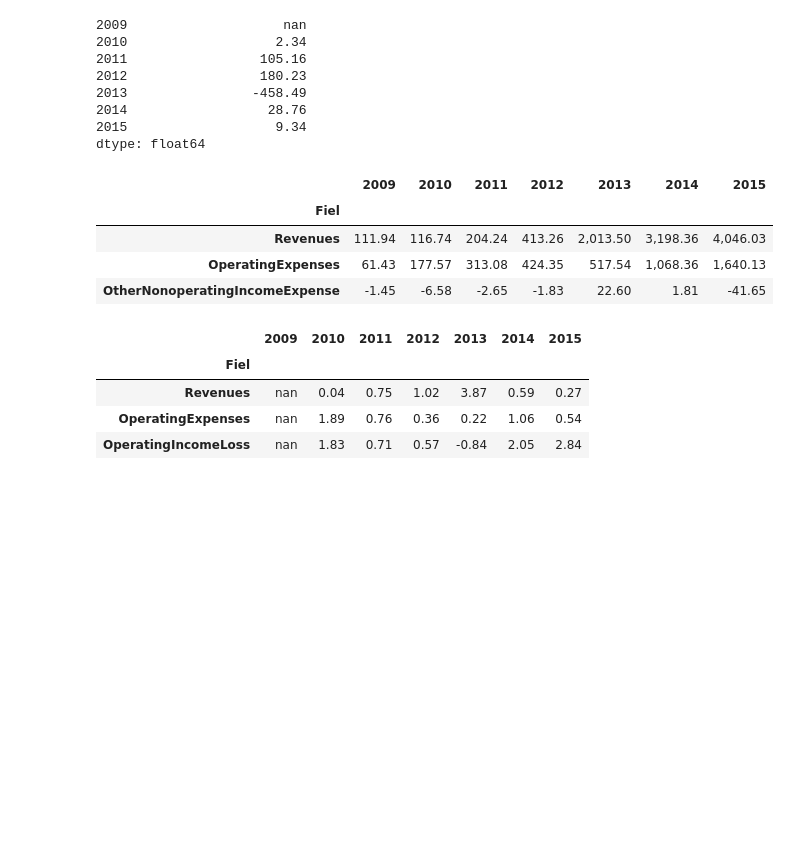
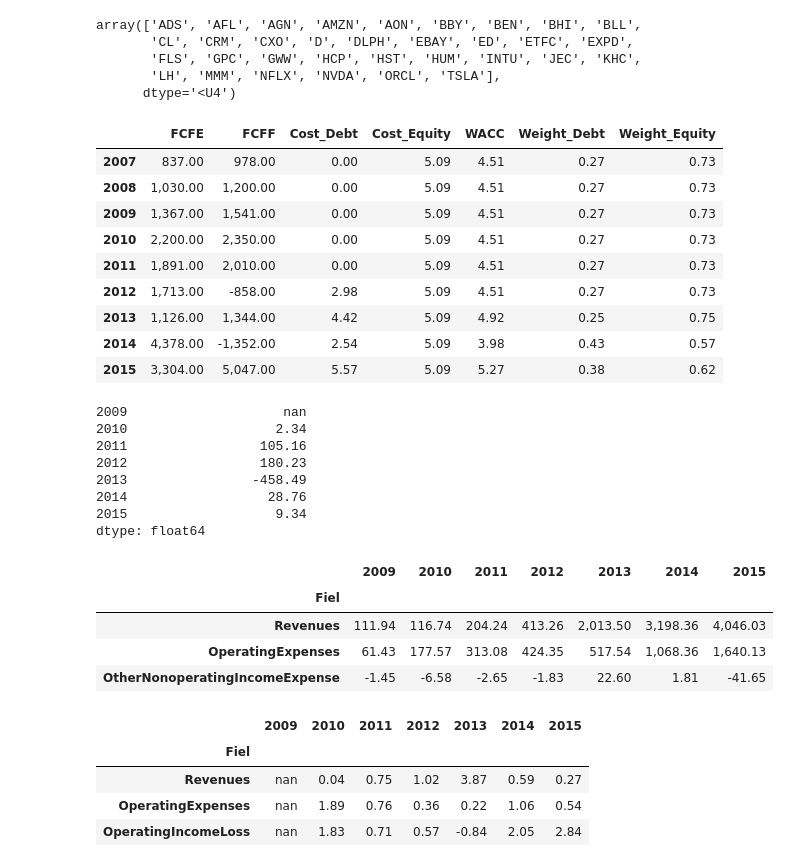
Before and after one commit to duncangh/FSA, a Jupyter notebook: MasterStandard.ipynb, the cells around one changed output. Cells and saved outputs as stored; diff of their text form; code cells hidden in the pictures; blank space fills up the shorter version.

```diff
--- a/MasterStandard.ipynb
+++ b/MasterStandard.ipynb
@@ -245,9 +246,21 @@ class Standardize:
 
         MRP is assumed to be 4.5%
         """
-        beta = pd.read_pickle('/Users/duncangh/PycharmProjects/FSA/Graham/Beta.Pkl')['SPY'].abs()
-        beta.index = beta.index.astype(str)
+#         beta = pd.read_pickle('/Users/duncangh/PycharmProjects/FSA/Graham/Beta.Pkl')['SPY'].abs()
+#         beta.index = beta.index.astype(str)
+        beta = self.beta()
         return self.risk_free + beta * (4.5 - self.risk_free)
+
+    def beta(self):
+        try:
+            end = pd.to_datetime('today')
+            start = end - pd.to_timedelta('1080D') # 3 years
+            stocks = web.get_data_yahoo(['^GSPC', self.symbol], start, end)['Adj Close']
+
+            beta = (stocks.pct_change().cov() / stocks.pct_change().var()).loc[self.symbol, '^GSPC']
+        except:
+            beta = 1
+        return beta
 
     def weighted_average_cost_of_capital(self):
         """
@@ -292,3 +332,25 @@ class Standardize:
+# %%
+np.array(success)
+# %% [output]
+array(['ADS', 'AFL', 'AGN', 'AMZN', 'AON', 'BBY', 'BEN', 'BHI', 'BLL',
+       'CL', 'CRM', 'CXO', 'D', 'DLPH', 'EBAY', 'ED', 'ETFC', 'EXPD',
+       'FLS', 'GPC', 'GWW', 'HCP', 'HST', 'HUM', 'INTU', 'JEC', 'KHC',
+       'LH', 'MMM', 'NFLX', 'NVDA', 'ORCL', 'TSLA'],
+      dtype='<U4')
+# %%
+s = Standardize('AMZN')
+s.make_model()
+# %% [output]
+|  | FCFE | FCFF | Cost_Debt | Cost_Equity | WACC | Weight_Debt | Weight_Equity |
+| 2007 | 837.00 | 978.00 | 0.00 | 5.09 | 4.51 | 0.27 | 0.73 |
+| 2008 | 1,030.00 | 1,200.00 | 0.00 | 5.09 | 4.51 | 0.27 | 0.73 |
+| 2009 | 1,367.00 | 1,541.00 | 0.00 | 5.09 | 4.51 | 0.27 | 0.73 |
+| 2010 | 2,200.00 | 2,350.00 | 0.00 | 5.09 | 4.51 | 0.27 | 0.73 |
+| 2011 | 1,891.00 | 2,010.00 | 0.00 | 5.09 | 4.51 | 0.27 | 0.73 |
+| 2012 | 1,713.00 | -858.00 | 2.98 | 5.09 | 4.51 | 0.27 | 0.73 |
+| 2013 | 1,126.00 | 1,344.00 | 4.42 | 5.09 | 4.92 | 0.25 | 0.75 |
+| 2014 | 4,378.00 | -1,352.00 | 2.54 | 5.09 | 3.98 | 0.43 | 0.57 |
+| 2015 | 3,304.00 | 5,047.00 | 5.57 | 5.09 | 5.27 | 0.38 | 0.62 |
 # %%
 
 def degree_of_operating_leverage(standard):
```
Also changed, not shown: parts of 2 cells of this notebook, 3 other files.
